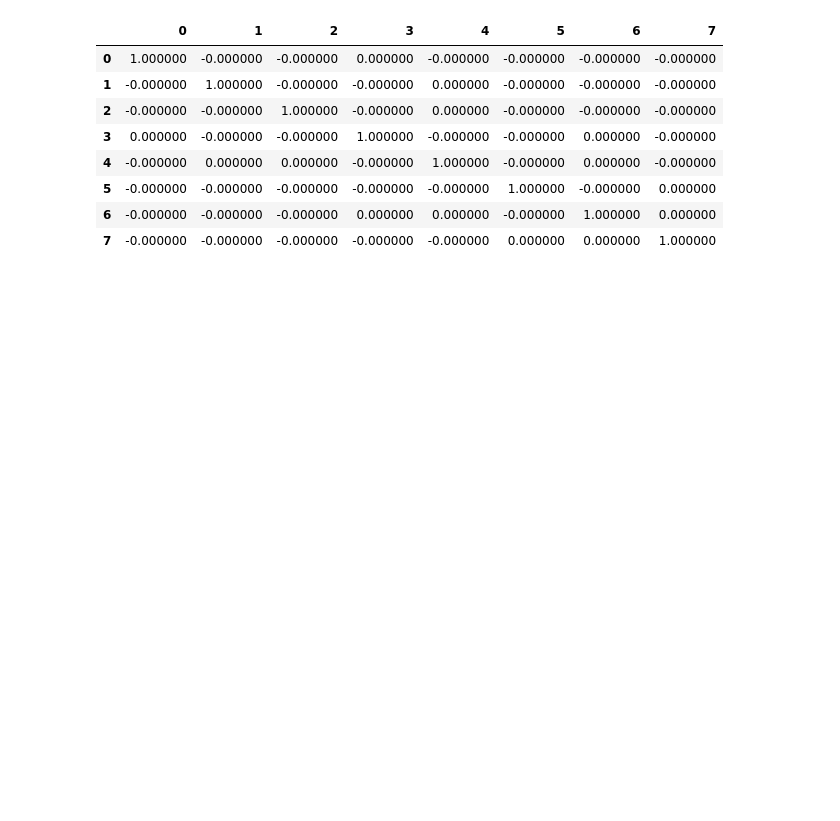
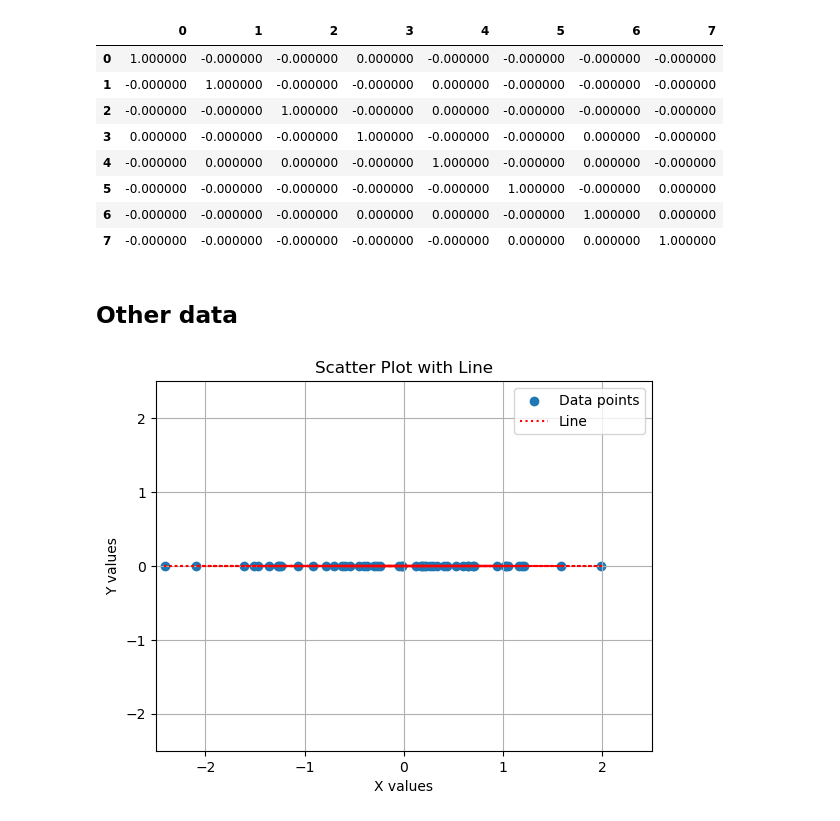
Before and after one commit to moh-C/ML_From_Scratch, a Jupyter notebook: PCAFromScratch.ipynb, the cells around one changed output. Saved outputs shown, nothing was run; the diff lists cells and outputs as text; code cells hidden in the pictures; blank space fills up the shorter version.

Commit message:
PCA completed with exaples of clean and noisy rotated 2d data

```diff
--- a/PCAFromScratch.ipynb
+++ b/PCAFromScratch.ipynb
@@ -310,3 +313,26 @@ df.corr().style.background_gradient(cmap="coolwarm")
 | 5 | -0.000000 | -0.000000 | -0.000000 | -0.000000 | -0.000000 | 1.000000 | -0.000000 | 0.000000 |
 | 6 | -0.000000 | -0.000000 | -0.000000 | 0.000000 | 0.000000 | -0.000000 | 1.000000 | 0.000000 |
 | 7 | -0.000000 | -0.000000 | -0.000000 | -0.000000 | -0.000000 | 0.000000 | 0.000000 | 1.000000 |
+# %% [markdown]
+## Other data
+# %%
+y = np.random.randn(50, 1)
+x = np.zeros_like(y)
+random_data = np.hstack((y, x))
+
+scatter = plt.scatter(random_data[:, 0], random_data[:, 1], label='Data points')
+line, = plt.plot(random_data[:, 0], random_data[:, 1], 'r:', label='Line')
+
+plt.xlim([-2.5, 2.5])
+plt.ylim([-2.5, 2.5])
+
+plt.title('Scatter Plot with Line')
+plt.xlabel('X values')
+plt.ylabel('Y values')
+
+plt.legend(handles=[scatter, line])
+
+plt.grid()
+plt.show()
+# %% [output]
+[figure, added]
```
Also changed, not shown: parts of 9 cells of this notebook.
